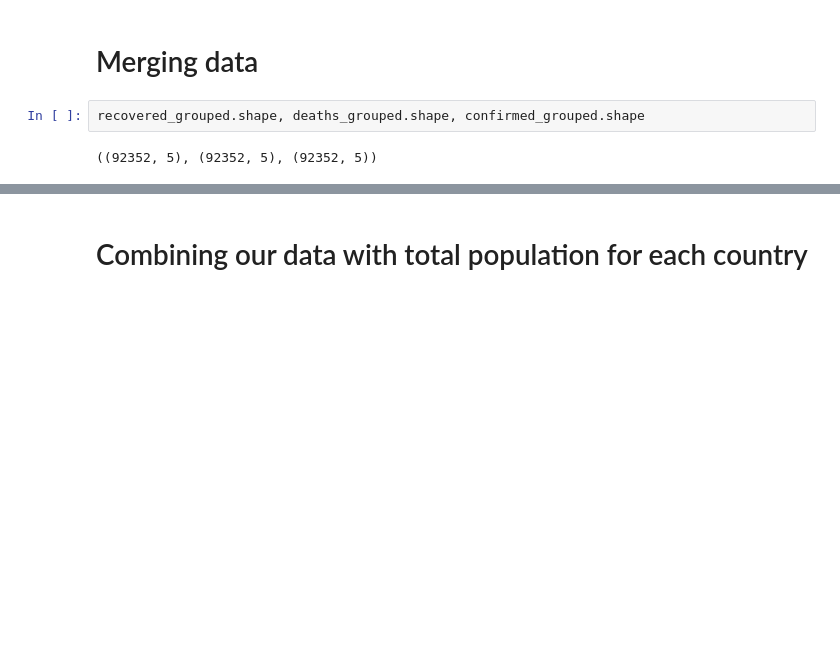
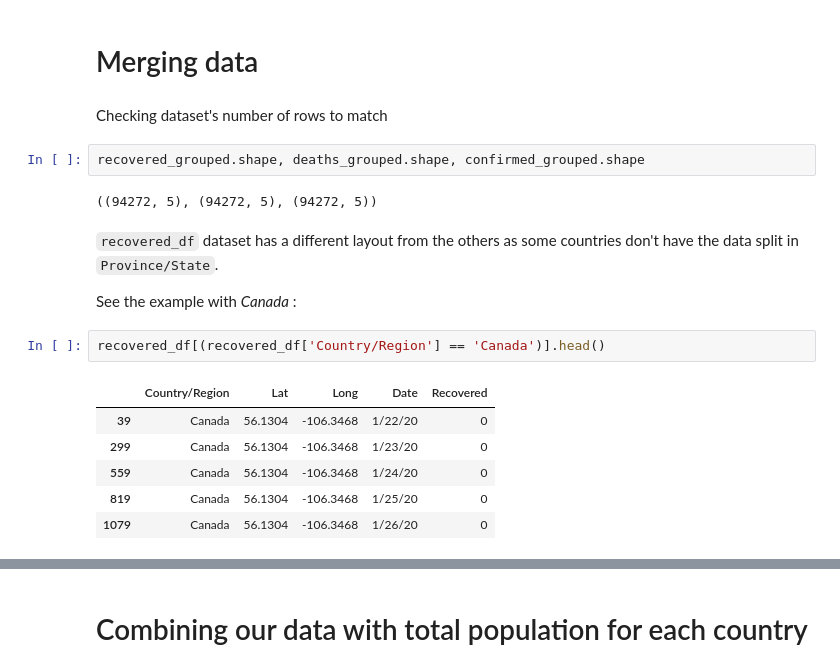
Before and after one commit to tomasaltilio/covid19_dashboard, a Jupyter notebook: Preprocessing Notebook.ipynb, the cells around one changed output, grey strips where cells are left out. Cells and saved outputs as stored; diff of their text form; blank space fills up the shorter version.

```diff
--- a/Preprocessing Notebook.ipynb
+++ b/Preprocessing Notebook.ipynb
@@ -97,6 +97,21 @@ recovered_grouped = recovered_df.groupby(by=['Country/Region', 'Date'], as_index
 # %% [markdown]
 # Merging data
-# %%
-recovered_grouped.shape, deaths_grouped.shape, confirmed_grouped.shape
-# %% [output]
-((92352, 5), (92352, 5), (92352, 5))
+# %% [markdown]
+Checking dataset's number of rows to match
+# %%
+recovered_grouped.shape, deaths_grouped.shape, confirmed_grouped.shape
+# %% [output]
+((94272, 5), (94272, 5), (94272, 5))
+# %% [markdown]
+`recovered_df` dataset has a different layout from the others as some countries don't have the data split in `Province/State`.
+
+See the example with *Canada* :
+# %%
+recovered_df[(recovered_df['Country/Region'] == 'Canada')].head()
+# %% [output]
+|  | Country/Region | Lat | Long | Date | Recovered |
+| 39 | Canada | 56.1304 | -106.3468 | 1/22/20 | 0 |
+| 299 | Canada | 56.1304 | -106.3468 | 1/23/20 | 0 |
+| 559 | Canada | 56.1304 | -106.3468 | 1/24/20 | 0 |
+| 819 | Canada | 56.1304 | -106.3468 | 1/25/20 | 0 |
+| 1079 | Canada | 56.1304 | -106.3468 | 1/26/20 | 0 |
```
Also changed, not shown: parts of 10 cells of this notebook.
